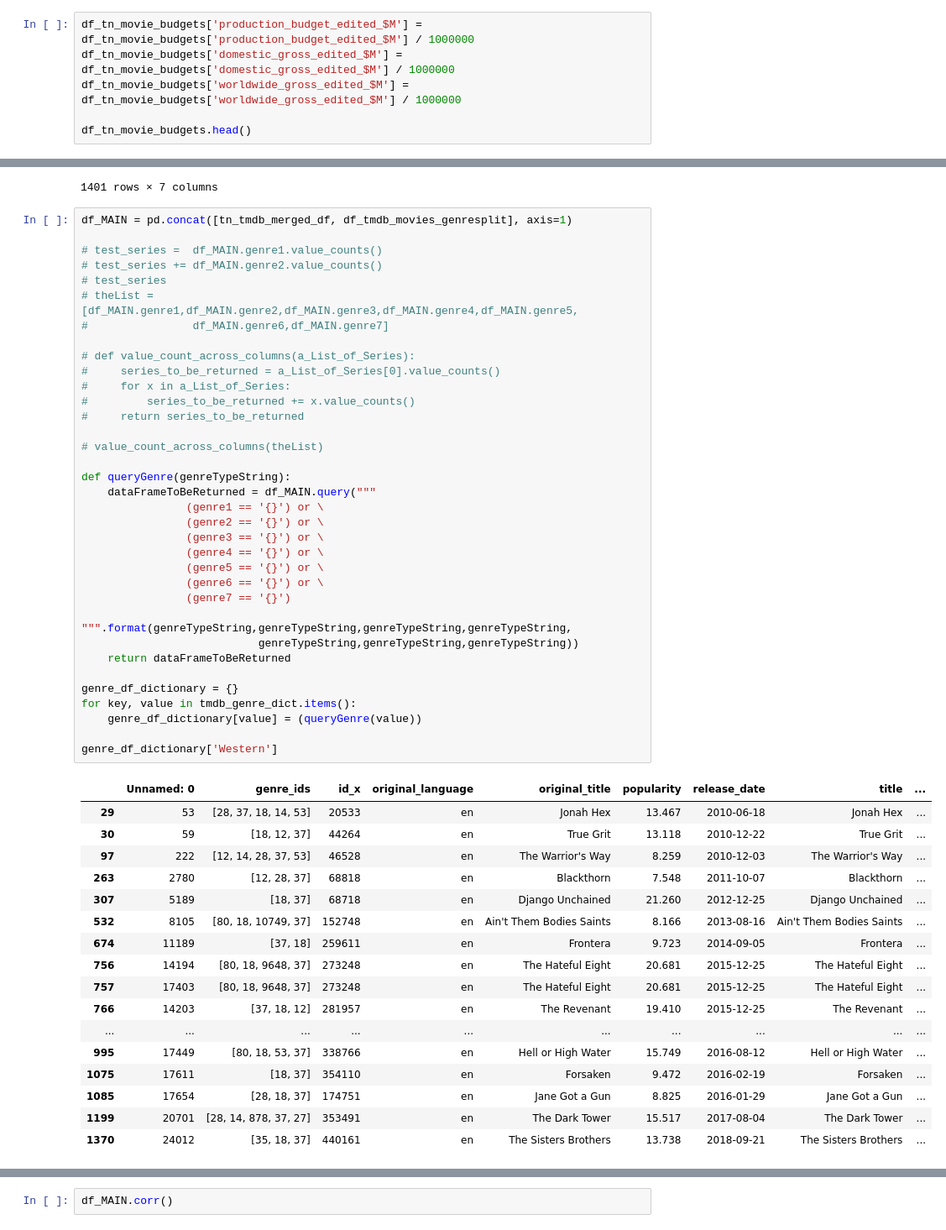
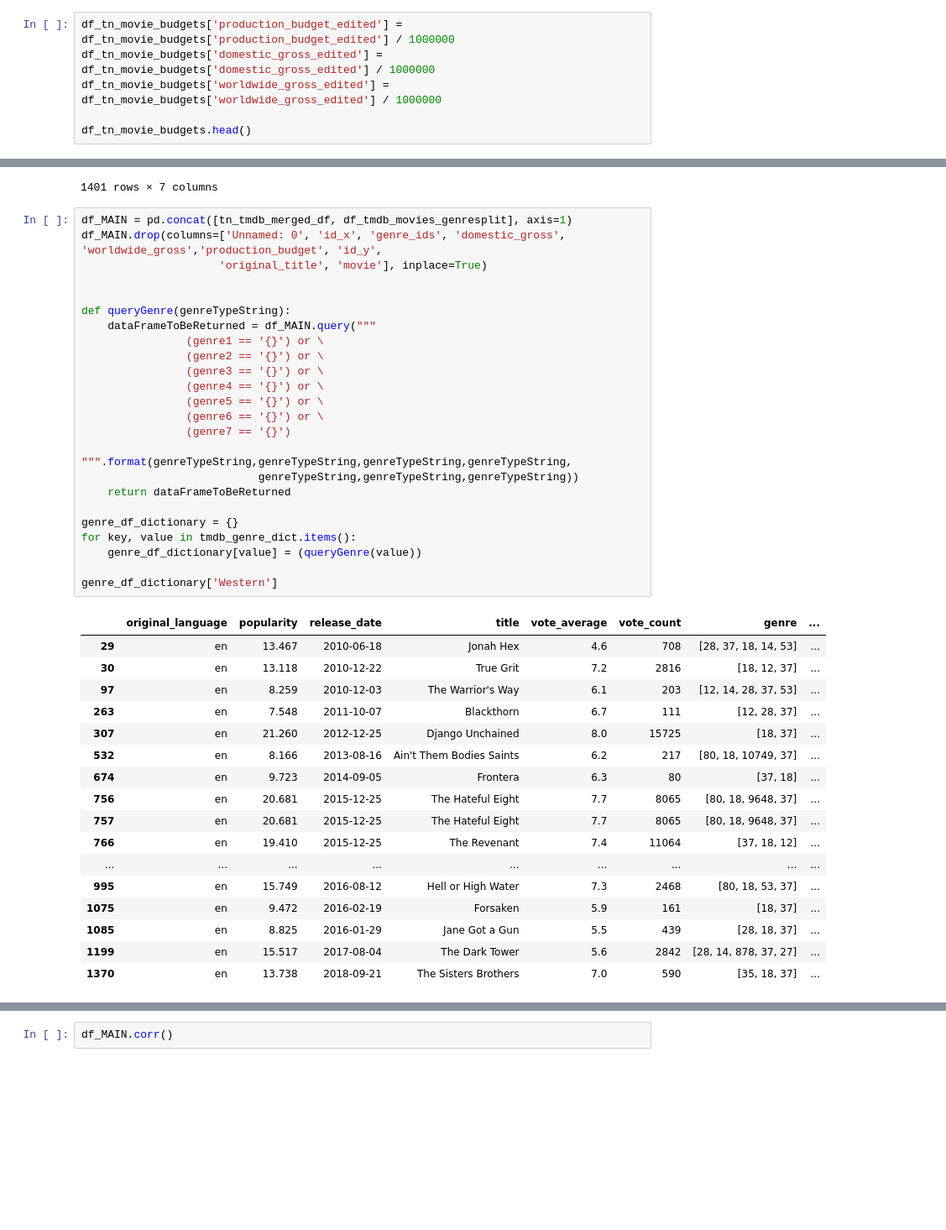
Before and after one commit to dt1086/Phase1_Project, a Jupyter notebook: Data Exploration.ipynb, the cells around one changed output, grey strips where cells are left out. Shown at 84% size. Drawn from its saved outputs; the diff is of its cells as text; blank space fills up the shorter version.

```diff
--- a/Data Exploration.ipynb
+++ b/Data Exploration.ipynb
@@ -148,9 +153,9 @@ AttributeError: Can only use .str accessor with string values!
 # %% [markdown]
 Making the basis in $M.
 # %%
-df_tn_movie_budgets['production_budget_edited_$M'] = df_tn_movie_budgets['production_budget_edited_$M'] / 1000000
-df_tn_movie_budgets['domestic_gross_edited_$M'] = df_tn_movie_budgets['domestic_gross_edited_$M'] / 1000000
-df_tn_movie_budgets['worldwide_gross_edited_$M'] = df_tn_movie_budgets['worldwide_gross_edited_$M'] / 1000000
+df_tn_movie_budgets['production_budget_edited'] = df_tn_movie_budgets['production_budget_edited'] / 1000000
+df_tn_movie_budgets['domestic_gross_edited'] = df_tn_movie_budgets['domestic_gross_edited'] / 1000000
+df_tn_movie_budgets['worldwide_gross_edited'] = df_tn_movie_budgets['worldwide_gross_edited'] / 1000000
 
 df_tn_movie_budgets.head()
 # %% [output]
@@ -452,54 +457,43 @@ df_tmdb_movies_genresplit
 1401 rows × 7 columns
 # %%
 df_MAIN = pd.concat([tn_tmdb_merged_df, df_tmdb_movies_genresplit], axis=1)
+df_MAIN.drop(columns=['Unnamed: 0', 'id_x', 'genre_ids', 'domestic_gross', 'worldwide_gross','production_budget', 'id_y',
+                     'original_title', 'movie'], inplace=True)
 
-# test_series =  df_MAIN.genre1.value_counts()
-# test_series += df_MAIN.genre2.value_counts()
-# test_series
-# theList = [df_MAIN.genre1,df_MAIN.genre2,df_MAIN.genre3,df_MAIN.genre4,df_MAIN.genre5,
-#                df_MAIN.genre6,df_MAIN.genre7]
-
-# def value_count_across_columns(a_List_of_Series):
-#     series_to_be_returned = a_List_of_Series[0].value_counts()
-#     for x in a_List_of_Series:
-#         series_to_be_returned += x.value_counts()
-#     return series_to_be_returned
-
-# value_count_across_columns(theList)
 
 def queryGenre(genreTypeString):
     dataFrameToBeReturned = df_MAIN.query("""
                 (genre1 == '{}') or \
                 (genre2 == '{}') or \
                 (genre3 == '{}') or \
                 (genre4 == '{}') or \
                 (genre5 == '{}') or \
                 (genre6 == '{}') or \
                 (genre7 == '{}')
                 """.format(genreTypeString,genreTypeString,genreTypeString,genreTypeString,
                            genreTypeString,genreTypeString,genreTypeString))
     return dataFrameToBeReturned
 
 genre_df_dictionary = {}
 for key, value in tmdb_genre_dict.items():
     genre_df_dictionary[value] = (queryGenre(value))
 
 genre_df_dictionary['Western']
 # %% [output]
-|  | Unnamed: 0 | genre_ids | id_x | original_language | original_title | popularity | release_date | title | ... |
-| 29 | 53 | [28, 37, 18, 14, 53] | 20533 | en | Jonah Hex | 13.467 | 2010-06-18 | Jonah Hex | ... |
-| 30 | 59 | [18, 12, 37] | 44264 | en | True Grit | 13.118 | 2010-12-22 | True Grit | ... |
-| 97 | 222 | [12, 14, 28, 37, 53] | 46528 | en | The Warrior's Way | 8.259 | 2010-12-03 | The Warrior's Way | ... |
-| 263 | 2780 | [12, 28, 37] | 68818 | en | Blackthorn | 7.548 | 2011-10-07 | Blackthorn | ... |
-| 307 | 5189 | [18, 37] | 68718 | en | Django Unchained | 21.260 | 2012-12-25 | Django Unchained | ... |
-| 532 | 8105 | [80, 18, 10749, 37] | 152748 | en | Ain't Them Bodies Saints | 8.166 | 2013-08-16 | Ain't Them Bodies Saints | ... |
-| 674 | 11189 | [37, 18] | 259611 | en | Frontera | 9.723 | 2014-09-05 | Frontera | ... |
-| 756 | 14194 | [80, 18, 9648, 37] | 273248 | en | The Hateful Eight | 20.681 | 2015-12-25 | The Hateful Eight | ... |
-| 757 | 17403 | [80, 18, 9648, 37] | 273248 | en | The Hateful Eight | 20.681 | 2015-12-25 | The Hateful Eight | ... |
-| 766 | 14203 | [37, 18, 12] | 281957 | en | The Revenant | 19.410 | 2015-12-25 | The Revenant | ... |
-| ... | ... | ... | ... | ... | ... | ... | ... | ... | ... |
-| 995 | 17449 | [80, 18, 53, 37] | 338766 | en | Hell or High Water | 15.749 | 2016-08-12 | Hell or High Water | ... |
-| 1075 | 17611 | [18, 37] | 354110 | en | Forsaken | 9.472 | 2016-02-19 | Forsaken | ... |
-| 1085 | 17654 | [28, 18, 37] | 174751 | en | Jane Got a Gun | 8.825 | 2016-01-29 | Jane Got a Gun | ... |
-| 1199 | 20701 | [28, 14, 878, 37, 27] | 353491 | en | The Dark Tower | 15.517 | 2017-08-04 | The Dark Tower | ... |
-| 1370 | 24012 | [35, 18, 37] | 440161 | en | The Sisters Brothers | 13.738 | 2018-09-21 | The Sisters Brothers | ... |
+|  | original_language | popularity | release_date | title | vote_average | vote_count | genre | ... |
+| 29 | en | 13.467 | 2010-06-18 | Jonah Hex | 4.6 | 708 | [28, 37, 18, 14, 53] | ... |
+| 30 | en | 13.118 | 2010-12-22 | True Grit | 7.2 | 2816 | [18, 12, 37] | ... |
+| 97 | en | 8.259 | 2010-12-03 | The Warrior's Way | 6.1 | 203 | [12, 14, 28, 37, 53] | ... |
+| 263 | en | 7.548 | 2011-10-07 | Blackthorn | 6.7 | 111 | [12, 28, 37] | ... |
+| 307 | en | 21.260 | 2012-12-25 | Django Unchained | 8.0 | 15725 | [18, 37] | ... |
+| 532 | en | 8.166 | 2013-08-16 | Ain't Them Bodies Saints | 6.2 | 217 | [80, 18, 10749, 37] | ... |
+| 674 | en | 9.723 | 2014-09-05 | Frontera | 6.3 | 80 | [37, 18] | ... |
+| 756 | en | 20.681 | 2015-12-25 | The Hateful Eight | 7.7 | 8065 | [80, 18, 9648, 37] | ... |
+| 757 | en | 20.681 | 2015-12-25 | The Hateful Eight | 7.7 | 8065 | [80, 18, 9648, 37] | ... |
+| 766 | en | 19.410 | 2015-12-25 | The Revenant | 7.4 | 11064 | [37, 18, 12] | ... |
+| ... | ... | ... | ... | ... | ... | ... | ... | ... |
+| 995 | en | 15.749 | 2016-08-12 | Hell or High Water | 7.3 | 2468 | [80, 18, 53, 37] | ... |
+| 1075 | en | 9.472 | 2016-02-19 | Forsaken | 5.9 | 161 | [18, 37] | ... |
+| 1085 | en | 8.825 | 2016-01-29 | Jane Got a Gun | 5.5 | 439 | [28, 18, 37] | ... |
+| 1199 | en | 15.517 | 2017-08-04 | The Dark Tower | 5.6 | 2842 | [28, 14, 878, 37, 27] | ... |
+| 1370 | en | 13.738 | 2018-09-21 | The Sisters Brothers | 7.0 | 590 | [35, 18, 37] | ... |
```
Also changed, not shown: parts of 9 cells of this notebook.
